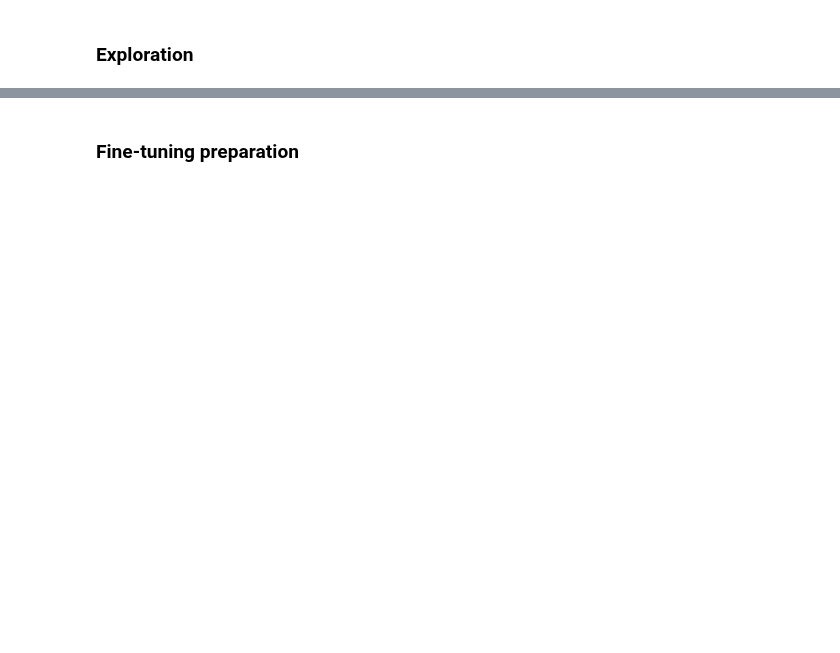
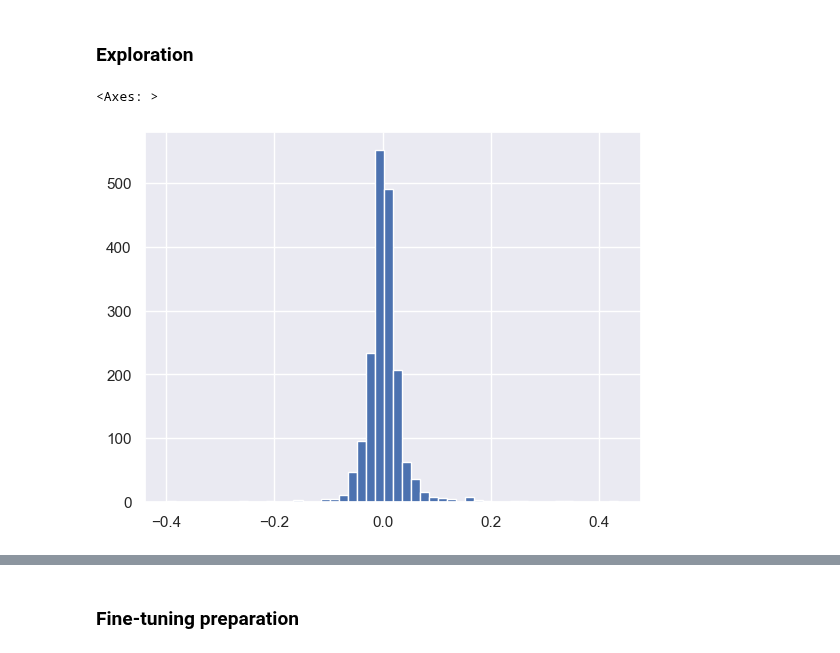
Before and after one commit to RaRa-digiLab/ocr-parandused, a Jupyter notebook: training_data.ipynb, the cells around one changed output, grey strips where cells are left out. Cells and saved outputs as stored; diff of their text form; code cells hidden in the pictures; blank space fills up the shorter version.

```diff
--- a/training_data.ipynb
+++ b/training_data.ipynb
@@ -205,5 +280,10 @@ spans.to_csv("data/evaluation/training_data_w_meta.tsv", sep="\t", encoding="utf
 # %% [markdown]
 ### Exploration
+# %%
+spans.len_increase.hist(bins=50)
+# %% [output]
+<Axes: >
+[figure, added]
 # %%
 year_counts = spans["year"].value_counts().sort_index()
 year_range = range(year_counts.index.min(), year_counts.index.max() + 1)
```
Also changed, not shown: parts of 43 cells of this notebook, 3 other files.
